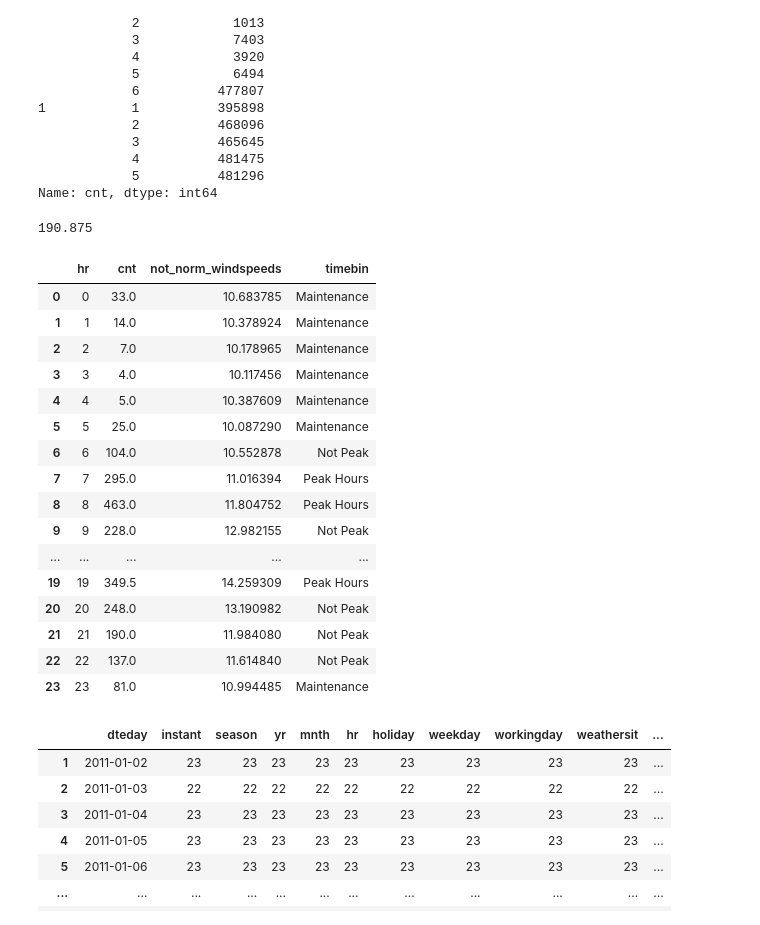
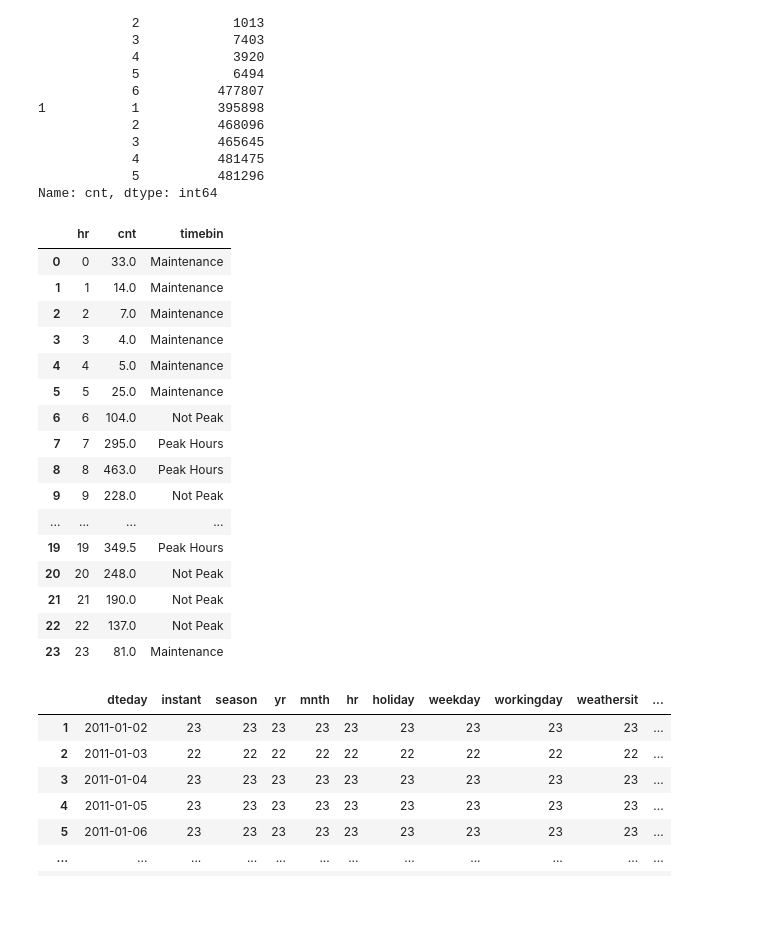
Before and after one commit to vrpperez7/Mod-4-Project, a Jupyter notebook: notebooks/EDA.ipynb, the cells around one changed output. Cells and saved outputs as stored; diff of their text form; code cells hidden in the pictures.

```diff
--- a/notebooks/EDA.ipynb
+++ b/notebooks/EDA.ipynb
@@ -142,49 +142,47 @@ Name: cnt, dtype: int64
 workingdays = df[df['workingday'] == 1]
 #steeper curves and higher means if we just focus on working days
 linegraph = workingdays.groupby('hr')['cnt'].median().reset_index()
-windspeedsmean = workingdays.groupby('hr')['not_norm_windspeeds'].mean().reset_index()
 
-fulldata = pd.merge(linegraph,windspeedsmean,on='hr')
+
 # BEST SUITED FOR OPERATIONS TEAM, GIVES US TIMES WHEN LEAST LIKELY FOR BIKE RIDES AND CAN DO MAINTENENCE
 
-print(fulldata['cnt'].mean())
 
-lines = px.line(fulldata,x='hr',y='cnt',title='Count of Average Riders per Hour',width=650,height=500)
+lines = px.line(linegraph,x='hr',y='cnt',title='Count of Average Riders per Hour',width=650,height=500)
 lines.update_layout(xaxis_title='Hour',yaxis_title='Average Count of Riders',font=dict(size=12))
+
+lines.write_image("linegraph.png")
-# %% [output]
-190.875
 # %%
 timebin=[]
-for i in range (len(fulldata)):
-    count = fulldata.iloc[i]['cnt']
+for i in range (len(linegraph)):
+    count = linegraph.iloc[i]['cnt']
     if count >= 275:
         timebin.append('Peak Hours')
     elif 100 < count < 275:
         timebin.append('Not Peak')
     elif count < 100:
         timebin.append('Maintenance')
-fulldata['timebin'] = timebin
+linegraph['timebin'] = timebin
 
-fulldata
+linegraph
 #during peak hours seems pretty okay for windspeeds
 # %% [output]
-|  | hr | cnt | not_norm_windspeeds | timebin |
-| 0 | 0 | 33.0 | 10.683785 | Maintenance |
-| 1 | 1 | 14.0 | 10.378924 | Maintenance |
-| 2 | 2 | 7.0 | 10.178965 | Maintenance |
-| 3 | 3 | 4.0 | 10.117456 | Maintenance |
-| 4 | 4 | 5.0 | 10.387609 | Maintenance |
-| 5 | 5 | 25.0 | 10.087290 | Maintenance |
-| 6 | 6 | 104.0 | 10.552878 | Not Peak |
-| 7 | 7 | 295.0 | 11.016394 | Peak Hours |
-| 8 | 8 | 463.0 | 11.804752 | Peak Hours |
-| 9 | 9 | 228.0 | 12.982155 | Not Peak |
-| ... | ... | ... | ... | ... |
-| 19 | 19 | 349.5 | 14.259309 | Peak Hours |
-| 20 | 20 | 248.0 | 13.190982 | Not Peak |
-| 21 | 21 | 190.0 | 11.984080 | Not Peak |
-| 22 | 22 | 137.0 | 11.614840 | Not Peak |
-| 23 | 23 | 81.0 | 10.994485 | Maintenance |
+|  | hr | cnt | timebin |
+| 0 | 0 | 33.0 | Maintenance |
+| 1 | 1 | 14.0 | Maintenance |
+| 2 | 2 | 7.0 | Maintenance |
+| 3 | 3 | 4.0 | Maintenance |
+| 4 | 4 | 5.0 | Maintenance |
+| 5 | 5 | 25.0 | Maintenance |
+| 6 | 6 | 104.0 | Not Peak |
+| 7 | 7 | 295.0 | Peak Hours |
+| 8 | 8 | 463.0 | Peak Hours |
+| 9 | 9 | 228.0 | Not Peak |
+| ... | ... | ... | ... |
+| 19 | 19 | 349.5 | Peak Hours |
+| 20 | 20 | 248.0 | Not Peak |
+| 21 | 21 | 190.0 | Not Peak |
+| 22 | 22 | 137.0 | Not Peak |
+| 23 | 23 | 81.0 | Maintenance |
 # %%
 # creating variables filtering workingdays to morningpeaks and evening peaks (2 highest average count in our line graph)
 
```
Also changed, not shown: parts of 4 cells of this notebook, 7 other files.
